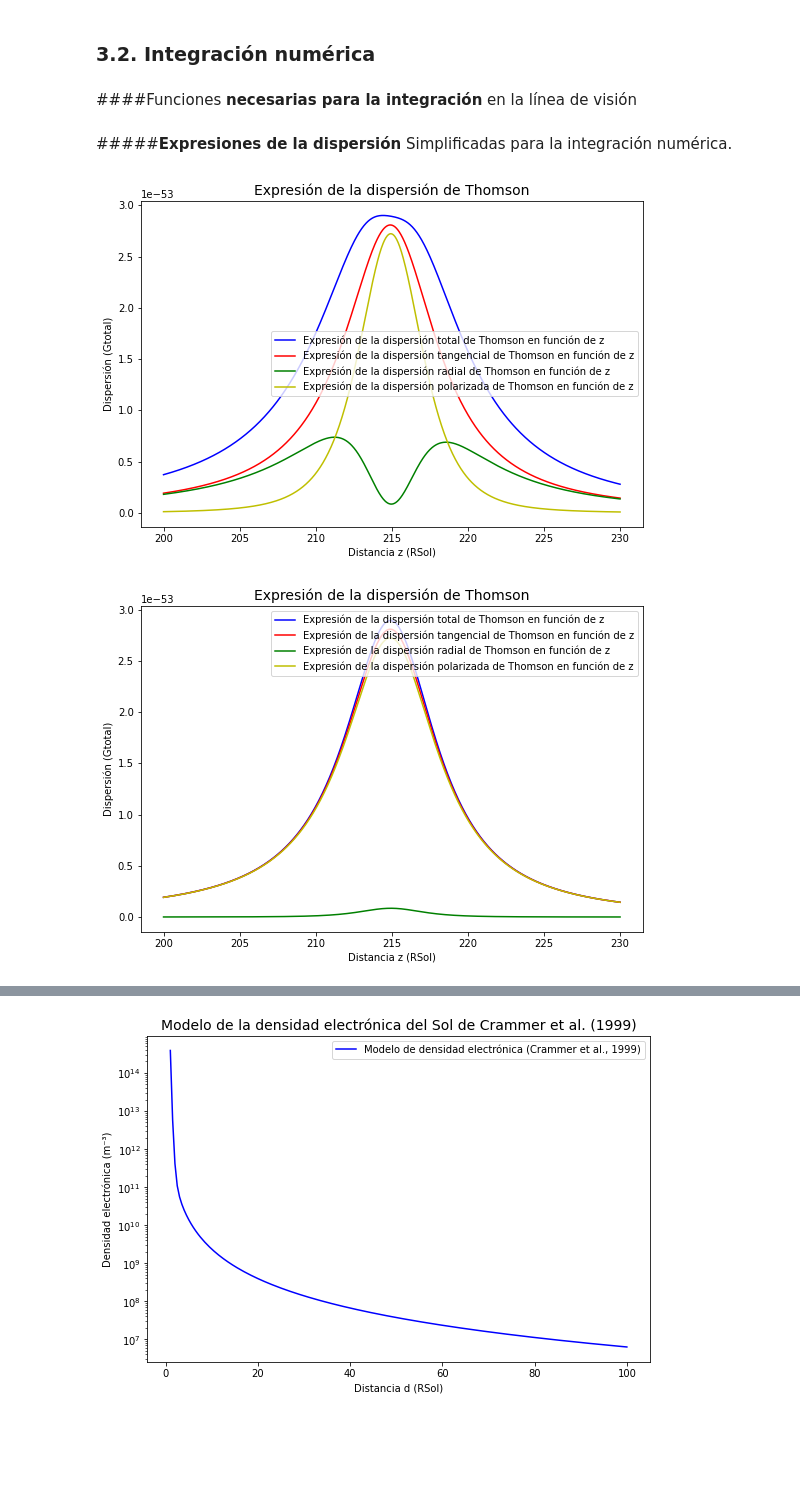
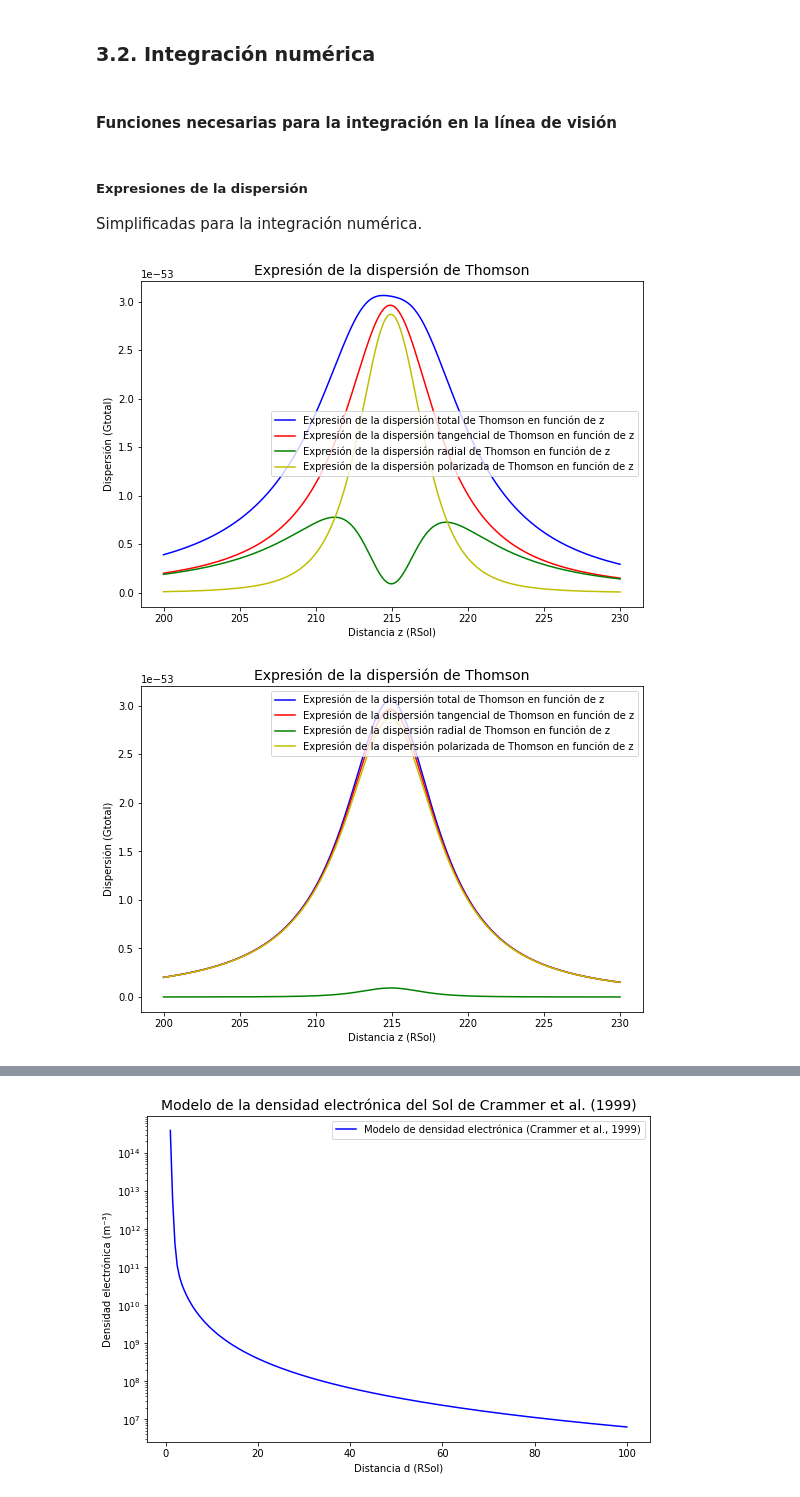
Before and after one commit to aliciavr/thomsonpy, a Jupyter notebook: src/computations/thomson_scattering.ipynb, the cells around one changed output, grey strips where cells are left out. Saved outputs shown, nothing was run; the diff lists cells and outputs as text; code cells hidden in the pictures; blank space fills up the shorter version.

```diff
--- a/src/computations/thomson_scattering.ipynb
+++ b/src/computations/thomson_scattering.ipynb
@@ -449,9 +449,9 @@ Para la elongación EPSILON = 135.0 º d tiene mínimo en x = 1.0 Rsol donde d =
 # %% [markdown]
 ### **3.2. Integración numérica**
 # %% [markdown]
-####Funciones **necesarias para la integración** en la línea de visión
+#### Funciones **necesarias para la integración** en la línea de visión
 # %% [markdown]
-#####**Expresiones de la dispersión**
+##### **Expresiones de la dispersión**
 Simplificadas para la integración numérica.
 # %%
 # Gráfico de expresión de la dispersión de Thomson (Gtotal).
@@ -460,7 +460,7 @@ x = 215 * units.RSOL_TO_METERS # m
 z = 230 * units.RSOL_TO_METERS # m
 ini_z = 200 * units.RSOL_TO_METERS # m
 incr_z = abs(z - ini_z) / 1000 # m
-epsilon = radians(1)
+epsilon = np.radians(1)
 valores_z = np.arange(ini_z, z + incr_z, incr_z)
 
 pyplot.figure(figsize=(9, 6))
@@ -484,34 +484,34 @@ pyplot.legend()
 pyplot.show()
 
 # Gráfico de expresión de la dispersión de Thomson (Gtotal).
 
 x = 215 * units.RSOL_TO_METERS # m
 z = 230 * units.RSOL_TO_METERS # m
 ini_z = 200 * units.RSOL_TO_METERS # m
 incr_z = abs(z - ini_z) / 1000 # m
-epsilon = radians(1)
+epsilon = np.radians(1)
 valores_z = np.arange(ini_z, z + incr_z, incr_z)
 
 pyplot.figure(figsize=(9, 6))
 pyplot.title("Expresión de la dispersión de Thomson", fontsize=14)
 pyplot.xlabel("Distancia z (RSol)")
 pyplot.ylabel("Dispersión (Gtotal)")
 
 valores_dispersion_total = [thtools.Gtotal(thgeom.faux_omega(x, i, epsilon), np.pi/2, U, i) for i in valores_z]
 valores_dispersion_tangencial = [thtools.Gt(thgeom.faux_omega(x, i, epsilon), U, i) for i in valores_z]
 valores_dispersion_radial = [thtools.Gr(thgeom.faux_omega(x, i, epsilon), np.pi/2, U, i) for i in valores_z]
 valores_dispersion_polarizada = [thtools.Gp(thgeom.faux_omega(x, i, epsilon), np.pi/2, U, i) for i in valores_z]
 pyplot.plot([i * units.METERS_TO_RSOL for i in valores_z], valores_dispersion_total, linestyle = '-', color ='b', label = 'Expresión de la dispersión total de Thomson en función de z')
 pyplot.plot([i * units.METERS_TO_RSOL for i in valores_z], valores_dispersion_tangencial, linestyle = '-', color ='r', label = 'Expresión de la dispersión tangencial de Thomson en función de z')
 pyplot.plot([i * units.METERS_TO_RSOL for i in valores_z], valores_dispersion_radial, linestyle = '-', color ='g', label = 'Expresión de la dispersión radial de Thomson en función de z')
 pyplot.plot([i * units.METERS_TO_RSOL for i in valores_z], valores_dispersion_polarizada, linestyle = '-', color ='y', label = 'Expresión de la dispersión polarizada de Thomson en función de z')
 
 #pyplot.xscale("log")
 #pyplot.yscale("log")
 
 pyplot.legend()
 pyplot.show()
 # %% [output]
-[figure, old version]
+[figure, new version]
-[figure, old version]
+[figure, new version]
 # %%
```
Also changed, not shown: parts of 28 cells of this notebook, 1 other file.
